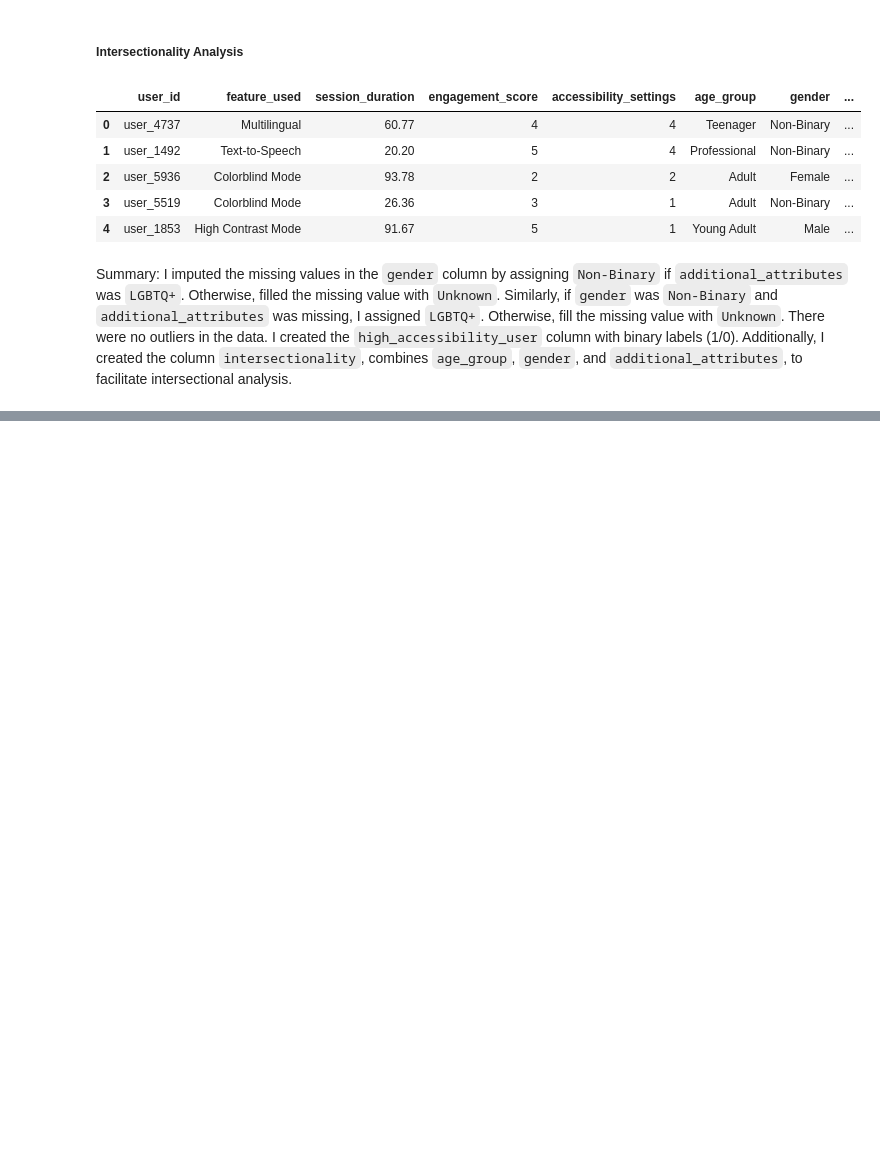
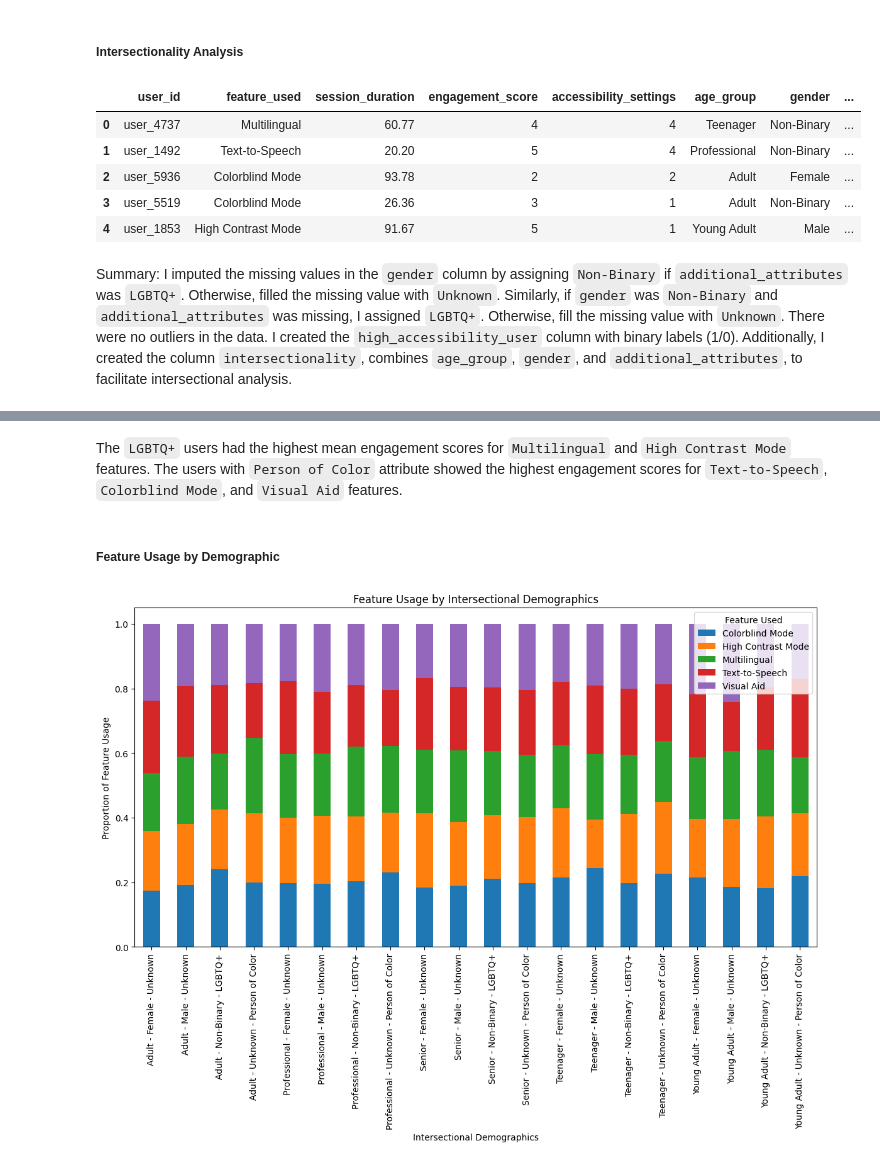
Before and after one commit to Joycelyn96/HackDiversityDataInterviewChallenge, a Jupyter notebook: hack_diversity_data_interview_challenge.ipynb, the cells around one changed output, grey strips where cells are left out. Saved outputs shown, nothing was run; the diff lists cells and outputs as text; code cells hidden in the pictures; blank space fills up the shorter version.

```diff
--- a/hack_diversity_data_interview_challenge.ipynb
+++ b/hack_diversity_data_interview_challenge.ipynb
@@ -178,0 +230,15 @@ Summary: I imputed the missing values in the `gender` column by assigning `Non-B
+# %% [markdown]
+The `LGBTQ+` users had the highest mean engagement scores for `Multilingual` and `High Contrast Mode` features. The users with `Person of Color` attribute showed the highest engagement scores for `Text-to-Speech`, `Colorblind Mode`, and `Visual Aid` features.
+# %% [markdown]
+##### Feature Usage by Demographic
+# %%
+# Feature usage by intersectional demographics
+feature_usage = data.groupby('intersectionality')['feature_used'].value_counts(normalize=True).unstack().fillna(0)
+feature_usage.plot(kind='bar', stacked=True, figsize=(14, 7))
+plt.title('Feature Usage by Intersectional Demographics')
+plt.xlabel('Intersectional Demographics')
+plt.ylabel('Proportion of Feature Usage')
+plt.legend(title='Feature Used')
+plt.show()
+# %% [output]
+[figure, added]
```
Also changed, not shown: parts of 13 cells of this notebook, 1 other file.
